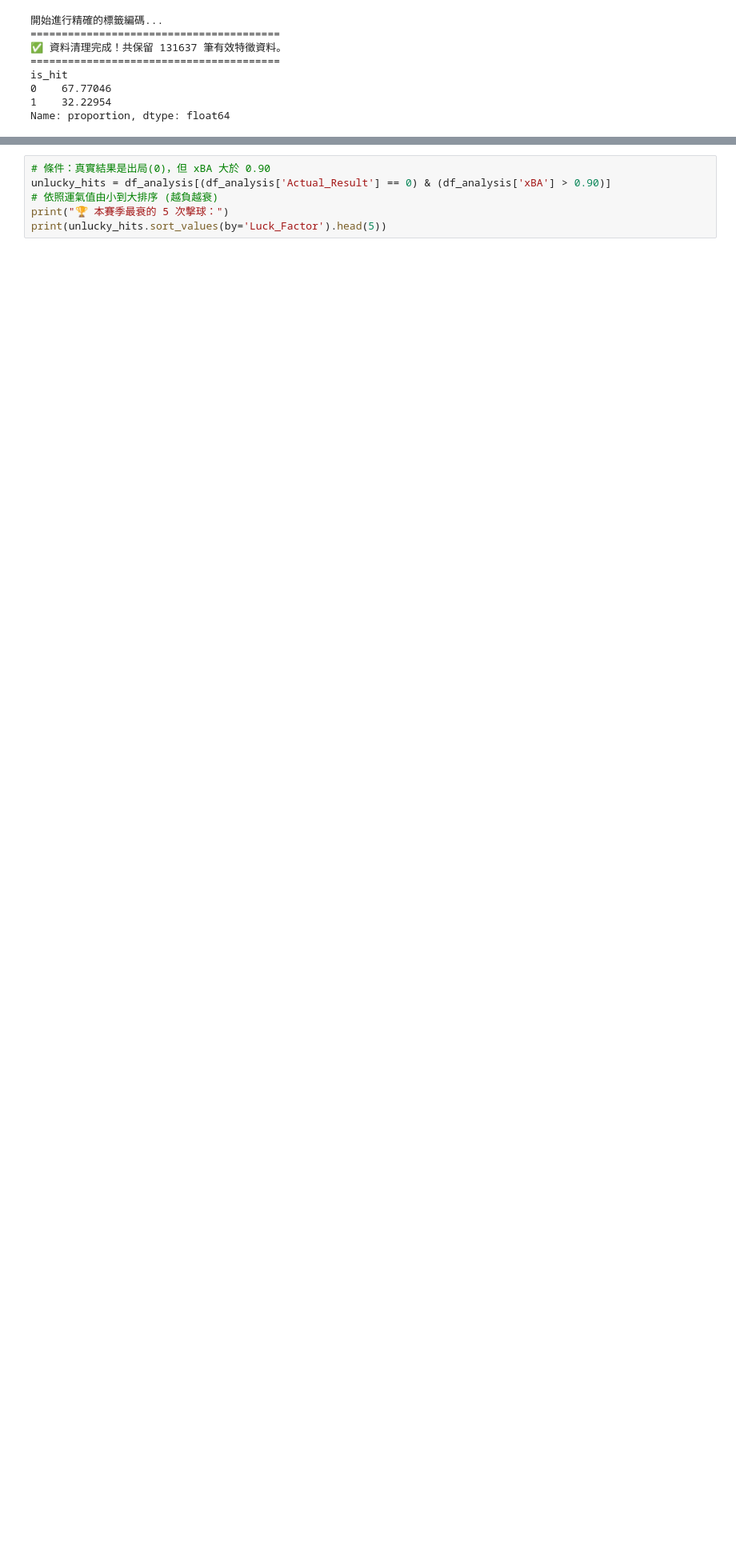
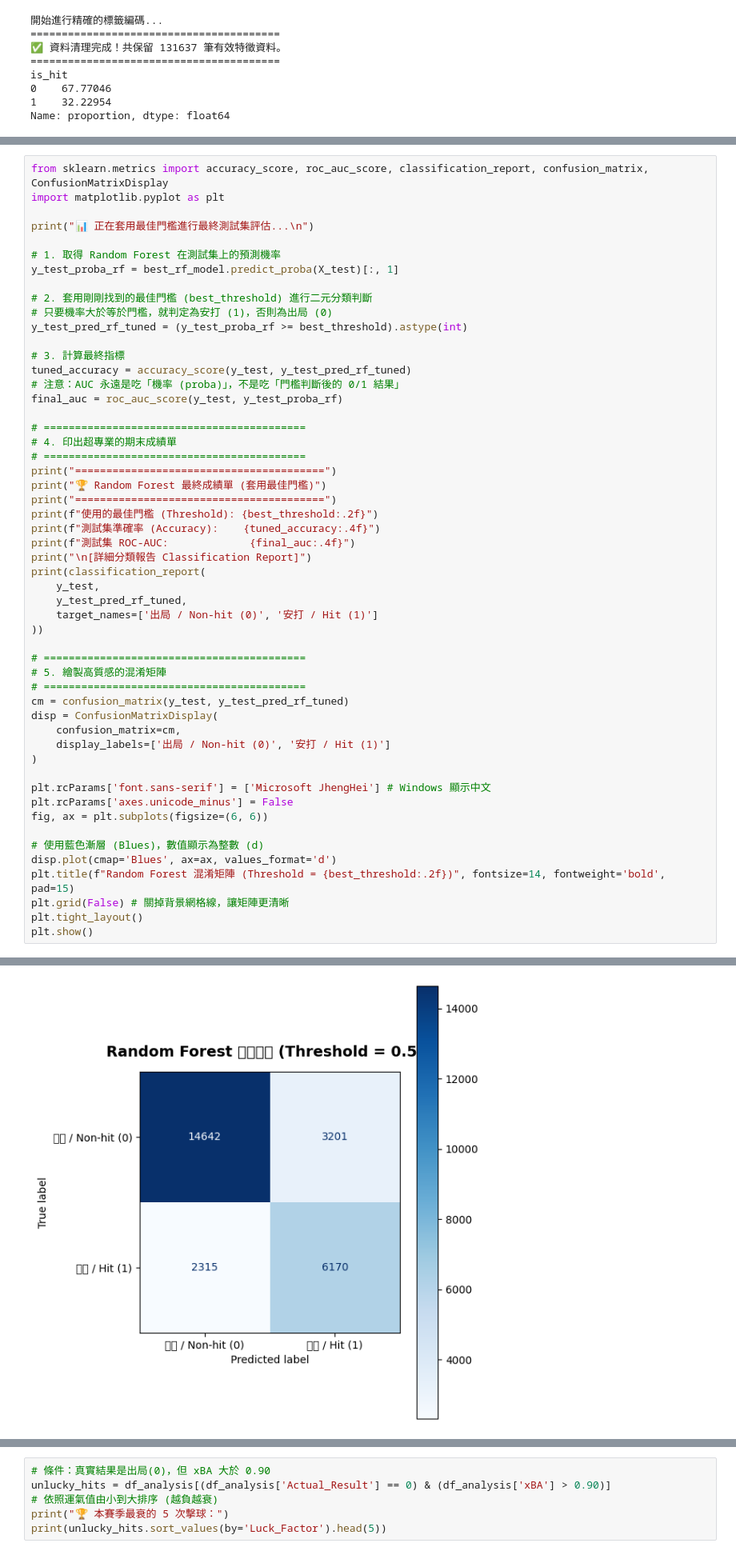
Before and after one commit to gordon921212/Baseball-Project, a Jupyter notebook: RandomForest.ipynb, the cells around one changed output, grey strips where cells are left out. Shown at 80% size. Drawn from its saved outputs; the diff is of its cells as text; blank space fills up the shorter version.

```diff
--- a/RandomForest.ipynb
+++ b/RandomForest.ipynb
@@ -187,0 +343,54 @@ print(f"🌲 隨機森林自動驗證 (OOB Score) 準確率: {rf_model.oob_score
+# %%
+from sklearn.metrics import accuracy_score, roc_auc_score, classification_report, confusion_matrix, ConfusionMatrixDisplay
+import matplotlib.pyplot as plt
+
+print("📊 正在套用最佳門檻進行最終測試集評估...\n")
+
+# 1. 取得 Random Forest 在測試集上的預測機率
+y_test_proba_rf = best_rf_model.predict_proba(X_test)[:, 1]
+
+# 2. 套用剛剛找到的最佳門檻 (best_threshold) 進行二元分類判斷
+# 只要機率大於等於門檻，就判定為安打 (1)，否則為出局 (0)
+y_test_pred_rf_tuned = (y_test_proba_rf >= best_threshold).astype(int)
+
+# 3. 計算最終指標
+tuned_accuracy = accuracy_score(y_test, y_test_pred_rf_tuned)
+# 注意：AUC 永遠是吃「機率 (proba)」，不是吃「門檻判斷後的 0/1 結果」
+final_auc = roc_auc_score(y_test, y_test_proba_rf)
+
+# ==========================================
+# 4. 印出超專業的期末成績單
+# ==========================================
+print("========================================")
+print("🏆 Random Forest 最終成績單 (套用最佳門檻)")
+print("========================================")
+print(f"使用的最佳門檻 (Threshold): {best_threshold:.2f}")
+print(f"測試集準確率 (Accuracy):    {tuned_accuracy:.4f}")
+print(f"測試集 ROC-AUC:             {final_auc:.4f}")
+print("\n[詳細分類報告 Classification Report]")
+print(classification_report(
+    y_test,
+    y_test_pred_rf_tuned,
+    target_names=['出局 / Non-hit (0)', '安打 / Hit (1)']
+))
+
+# ==========================================
+# 5. 繪製高質感的混淆矩陣
+# ==========================================
+cm = confusion_matrix(y_test, y_test_pred_rf_tuned)
+disp = ConfusionMatrixDisplay(
+    confusion_matrix=cm,
+    display_labels=['出局 / Non-hit (0)', '安打 / Hit (1)']
+)
+
+plt.rcParams['font.sans-serif'] = ['Microsoft JhengHei'] # Windows 顯示中文
+plt.rcParams['axes.unicode_minus'] = False
+fig, ax = plt.subplots(figsize=(6, 6))
+
+# 使用藍色漸層 (Blues)，數值顯示為整數 (d)
+disp.plot(cmap='Blues', ax=ax, values_format='d')
+plt.title(f"Random Forest 混淆矩陣 (Threshold = {best_threshold:.2f})", fontsize=14, fontweight='bold', pad=15)
+plt.grid(False) # 關掉背景網格線，讓矩陣更清晰
+plt.tight_layout()
+plt.show()
+# %% [output]
@@ -188,3 +450,4 @@ print(f"🌲 隨機森林自動驗證 (OOB Score) 準確率: {rf_model.oob_score
+[figure, added]
 # %%
 import matplotlib.pyplot as plt
 from sklearn.metrics import classification_report, roc_auc_score, accuracy_score, confusion_matrix, ConfusionMatrixDisplay
```
Also changed, not shown: parts of 10 cells of this notebook.
